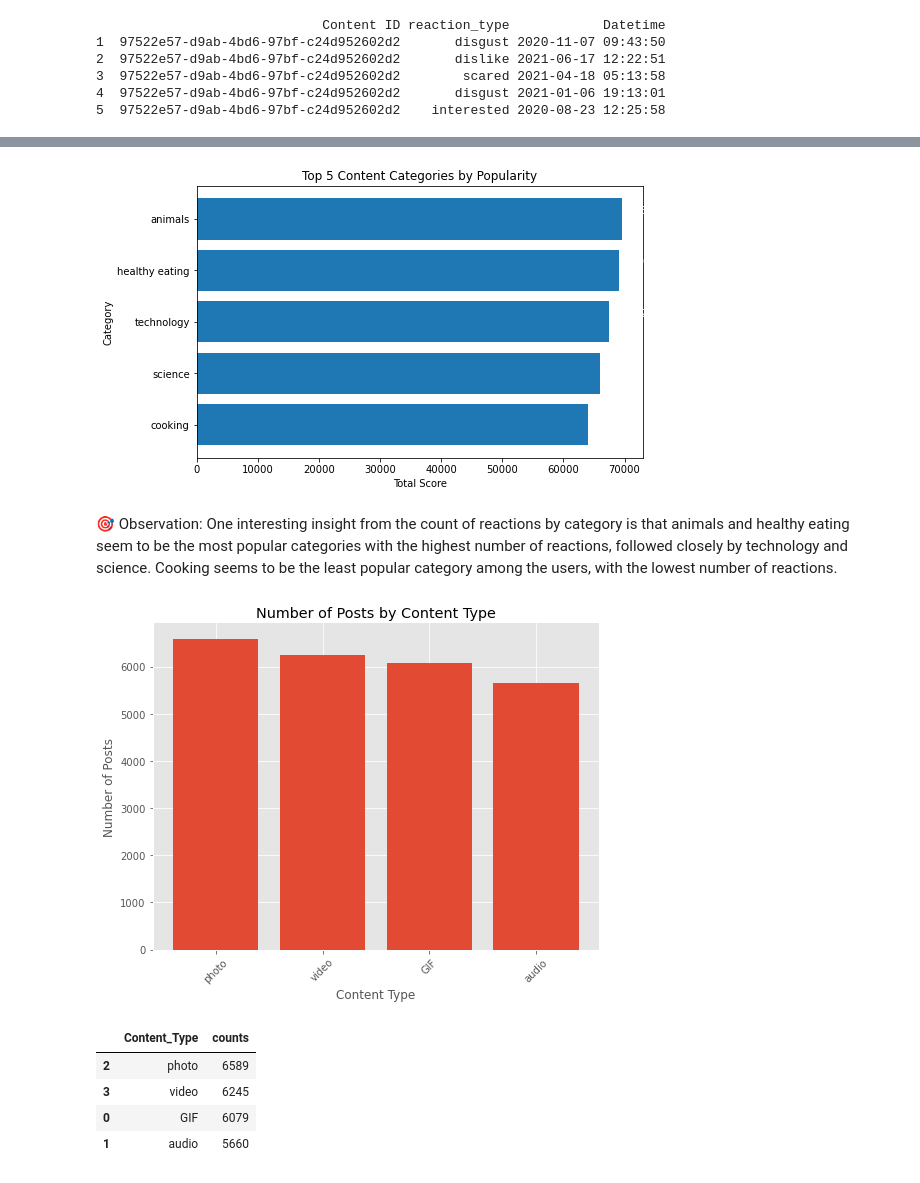
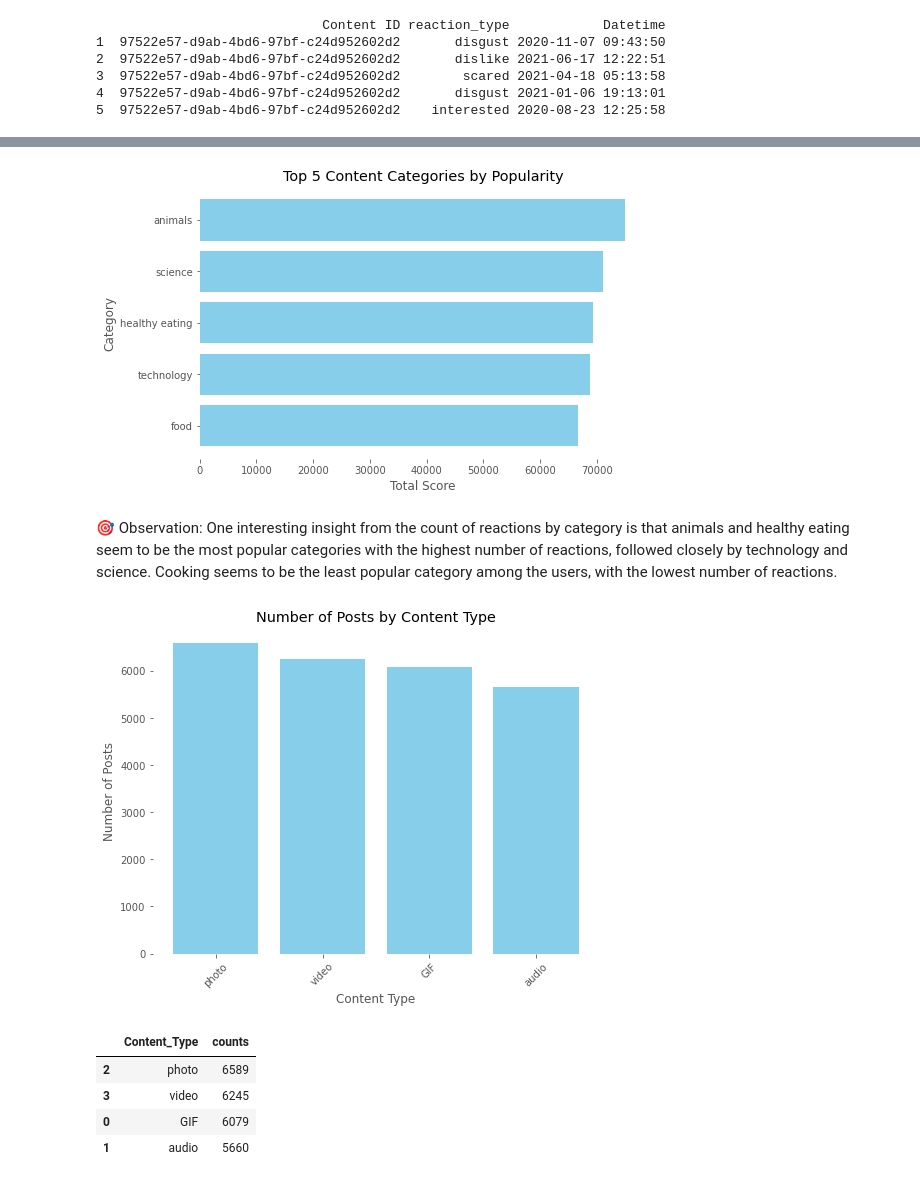
Before and after one commit to AbdihakinHassan/Accenture-Internship, a Jupyter notebook: SocialBuzz.ipynb, the cells around one changed output, grey strips where cells are left out. Cells and saved outputs as stored; diff of their text form; code cells hidden in the pictures.

```diff
--- a/SocialBuzz.ipynb
+++ b/SocialBuzz.ipynb
@@ -17,6 +17,11 @@ content = content.drop('URL', axis=1)
 # Drop null values
 content = content.dropna()
 
+
+
+
+# replace double quotes with empty string and convert to lowercase
+content['Category'] = content['Category'].str.replace('"', '').str.lower()
 # Drop duplicate rows
 content = content.drop_duplicates()
 
@@ -148,12 +153,15 @@ top_categories = final_df.groupby('Category')['Score'].sum().nlargest(5)
 
 # Create a horizontal bar chart
 fig, ax = plt.subplots(figsize=(8, 5))
-ax.barh(top_categories.index, top_categories.values)
+ax.barh(top_categories.index, top_categories.values,color='skyblue')
 
 # Set chart title and axis labels
 ax.set_title('Top 5 Content Categories by Popularity')
 ax.set_xlabel('Total Score')
 ax.set_ylabel('Category')
+# Remove the frame and grid
+plt.box(False)
+plt.grid(False)
 
 # Invert y-axis to show highest score on top
 ax.invert_yaxis()
@@ -165,38 +173,40 @@ for i, v in enumerate(top_categories.values):
 # Show the plot
 plt.show()
 # %% [output]
-[figure, old version]
+[figure, new version]
 # %% [markdown]
 🎯 Observation: One interesting insight from the count of reactions by category is that animals and healthy eating seem to be the most popular categories with the highest number of reactions, followed closely by technology and science. Cooking seems to be the least popular category among the users, with the lowest number of reactions.
 # %%
 
 
 # Group by content type and count the number of entries in each group
 content_type_counts = final_df.groupby('Content_Type').size().reset_index(name='counts')
 
 # Sort the content type counts in descending order
 content_type_counts = content_type_counts.sort_values('counts', ascending=False)
 
 # Create a bar chart
 fig, ax = plt.subplots(figsize=(8, 6))
-ax.bar(content_type_counts['Content_Type'], content_type_counts['counts'])
+ax.bar(content_type_counts['Content_Type'], content_type_counts['counts'],color='skyblue')
 
 # Set the chart title and labels
 ax.set_title('Number of Posts by Content Type')
 ax.set_xlabel('Content Type')
 ax.set_ylabel('Number of Posts')
 
 # Rotate the x-axis labels to 45 degrees for readability
 plt.xticks(rotation=45)
-
+# Remove the frame and grid
+plt.box(False)
+plt.grid(False)
 # Remove top and right spines
 ax = plt.gca()
 ax.spines['top'].set_visible(False)
 ax.spines['right'].set_visible(False)
 # Display the chart
 plt.show()
 # %% [output]
-[figure, old version]
+[figure, new version]
 # %%
 content_type_counts
 # %% [output]
```
Also changed, not shown: parts of 11 cells of this notebook, 4 other files.
